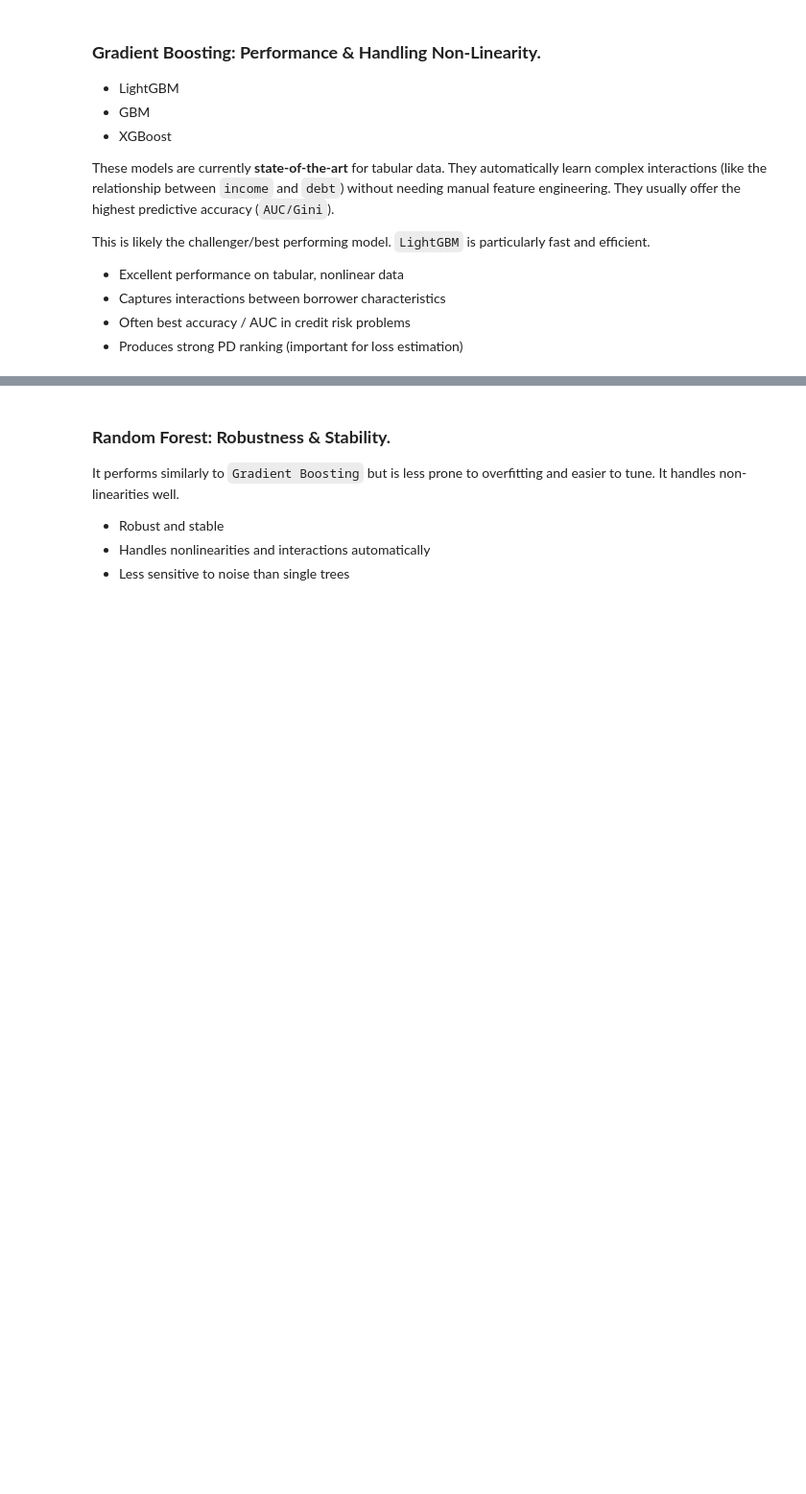
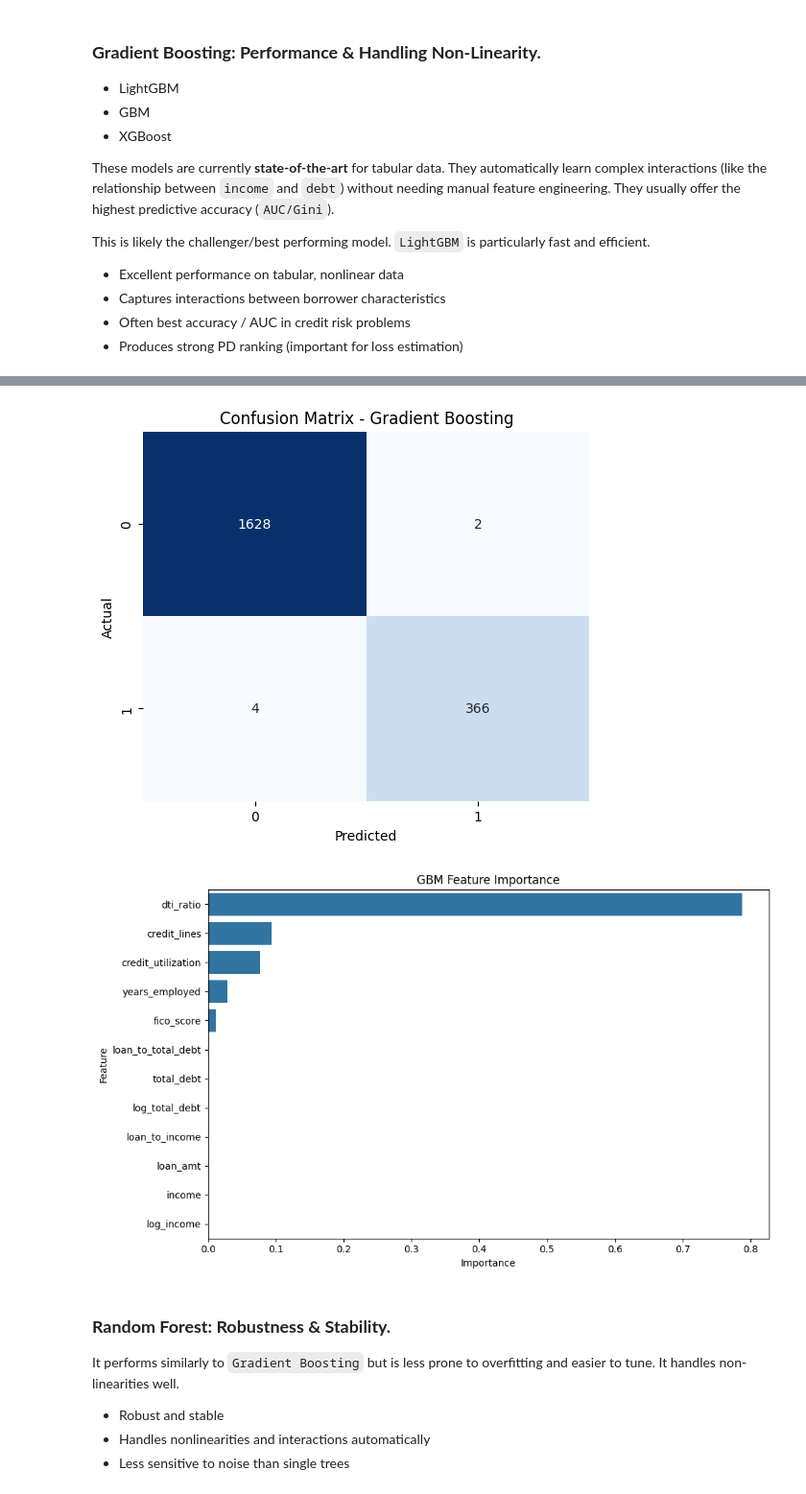
Before and after one commit to raz0208/Advance-Quantitative-Research-Project, a Jupyter notebook: Task3/Credit_Risk_Analysis_and_Modeling_PD_and_EL_Prediction.ipynb, the cells around one changed output, grey strips where cells are left out. Shown at 96% size. Saved outputs shown, nothing was run; the diff lists cells and outputs as text; code cells hidden in the pictures; blank space fills up the shorter version.

```diff
--- a/Task3/Credit_Risk_Analysis_and_Modeling_PD_and_EL_Prediction.ipynb
+++ b/Task3/Credit_Risk_Analysis_and_Modeling_PD_and_EL_Prediction.ipynb
@@ -378,0 +370,18 @@ NameError: name 'gbm' is not defined
+# %%
+# GBM Model Implementaion pipeline
+gbm_pipe = Pipeline([
+    ('scaler', StandardScaler()),
+    ('gbm', GradientBoostingClassifier(n_estimators=100, learning_rate=0.1, max_depth=3, random_state=42))
+])
+
+gbm_pipe.fit(X_train, y_train)
+
+# GBM Model Prediction
+gbm_pred = gbm_pipe.predict(X_test)
+gbm_pred_prob = gbm_pipe.predict_proba(X_test)
+
+# GBM Model Evaulation
+print("Accuracy Score:", accuracy_score(y_test, gbm_pred))
+print("ROC-AUC Score:", roc_auc_score(y_test, gbm_pred_prob[:, 1]))
+print("Brier Score:", brier_score_loss(y_test, gbm_pred_prob[:, 1]))
+print("\nClassification Report:\n", classification_report(y_test, gbm_pred))
@@ -379,3 +402,28 @@ NameError: name 'gbm' is not defined
+# %%
+# GBM Model Confution Matrix
+cm = confusion_matrix(y_test, gbm_pred)
+plt.figure(figsize=(6, 5))
+sns.heatmap(cm, annot=True, fmt='d', cmap='Blues', cbar=False)
+plt.xlabel('Predicted')
+plt.ylabel('Actual')
+plt.title('Confusion Matrix - Gradient Boosting')
+plt.show()
+print("\n")
+
+# GBM Model Feature Importance
+feature_importance = pd.DataFrame({
+    'Feature': X.columns,
+    'Importance': gbm_pipe['gbm'].feature_importances_
+}).sort_values(by='Importance', ascending=False)
+
+plt.figure(figsize=(10, 6))
+sns.barplot(x='Importance', y='Feature', data=feature_importance)
+plt.title('GBM Feature Importance')
+plt.tight_layout()
+plt.show()
+# %% [output]
+[figure, added]
+[figure, added]
 # %% [markdown]
 ### **Random Forest: Robustness & Stability.**
 
```
Also changed, not shown: parts of 2 cells of this notebook.
